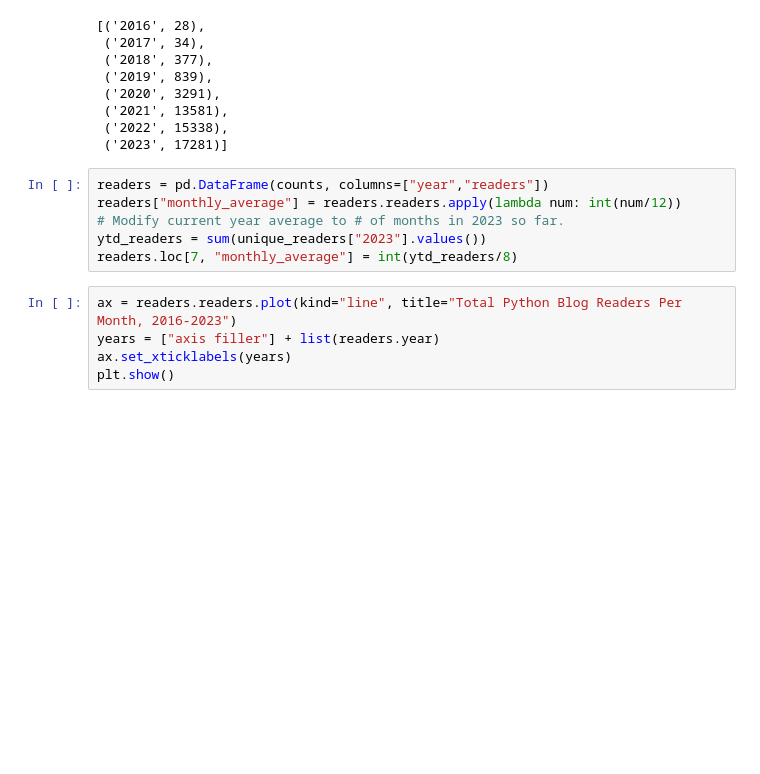
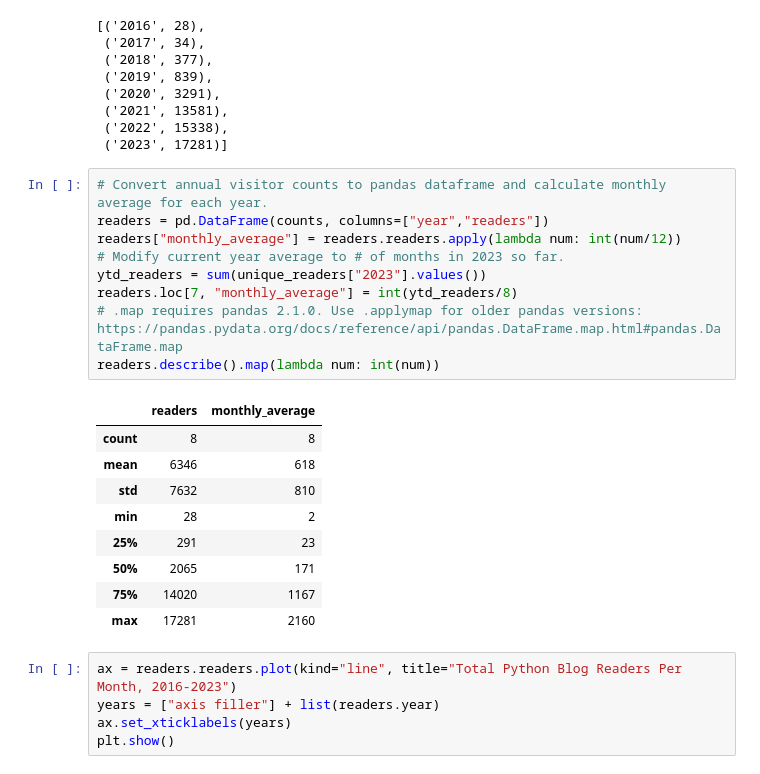
Before and after one commit to erickbytes/lofipy, a Jupyter notebook: Python Blog Readers Analysis 2016-2023.ipynb, the cells around one changed output. Drawn from its saved outputs; the diff is of its cells as text; blank space fills up the shorter version.

Commit message:
added pandas describe function to show reader count analysis

```diff
--- a/Python Blog Readers Analysis 2016-2023.ipynb
+++ b/Python Blog Readers Analysis 2016-2023.ipynb
@@ -183,11 +183,24 @@ Python Blog Unique Visitors All-Time
  ('2022', 15338),
  ('2023', 17281)]
 # %%
+# Convert annual visitor counts to pandas dataframe and calculate monthly average for each year.
 readers = pd.DataFrame(counts, columns=["year","readers"])
 readers["monthly_average"] = readers.readers.apply(lambda num: int(num/12))
 # Modify current year average to # of months in 2023 so far.
 ytd_readers = sum(unique_readers["2023"].values())
 readers.loc[7, "monthly_average"] = int(ytd_readers/8)
+# .map requires pandas 2.1.0. Use .applymap for older pandas versions: https://pandas.pydata.org/docs/reference/api/pandas.DataFrame.map.html#pandas.DataFrame.map
+readers.describe().map(lambda num: int(num))
+# %% [output]
+|  | readers | monthly_average |
+| count | 8 | 8 |
+| mean | 6346 | 618 |
+| std | 7632 | 810 |
+| min | 28 | 2 |
+| 25% | 291 | 23 |
+| 50% | 2065 | 171 |
+| 75% | 14020 | 1167 |
+| max | 17281 | 2160 |
 # %%
 ax = readers.readers.plot(kind="line", title="Total Python Blog Readers Per Month, 2016-2023")
 years = ["axis filler"] + list(readers.year)
```
Also changed, not shown: parts of 2 cells of this notebook.
